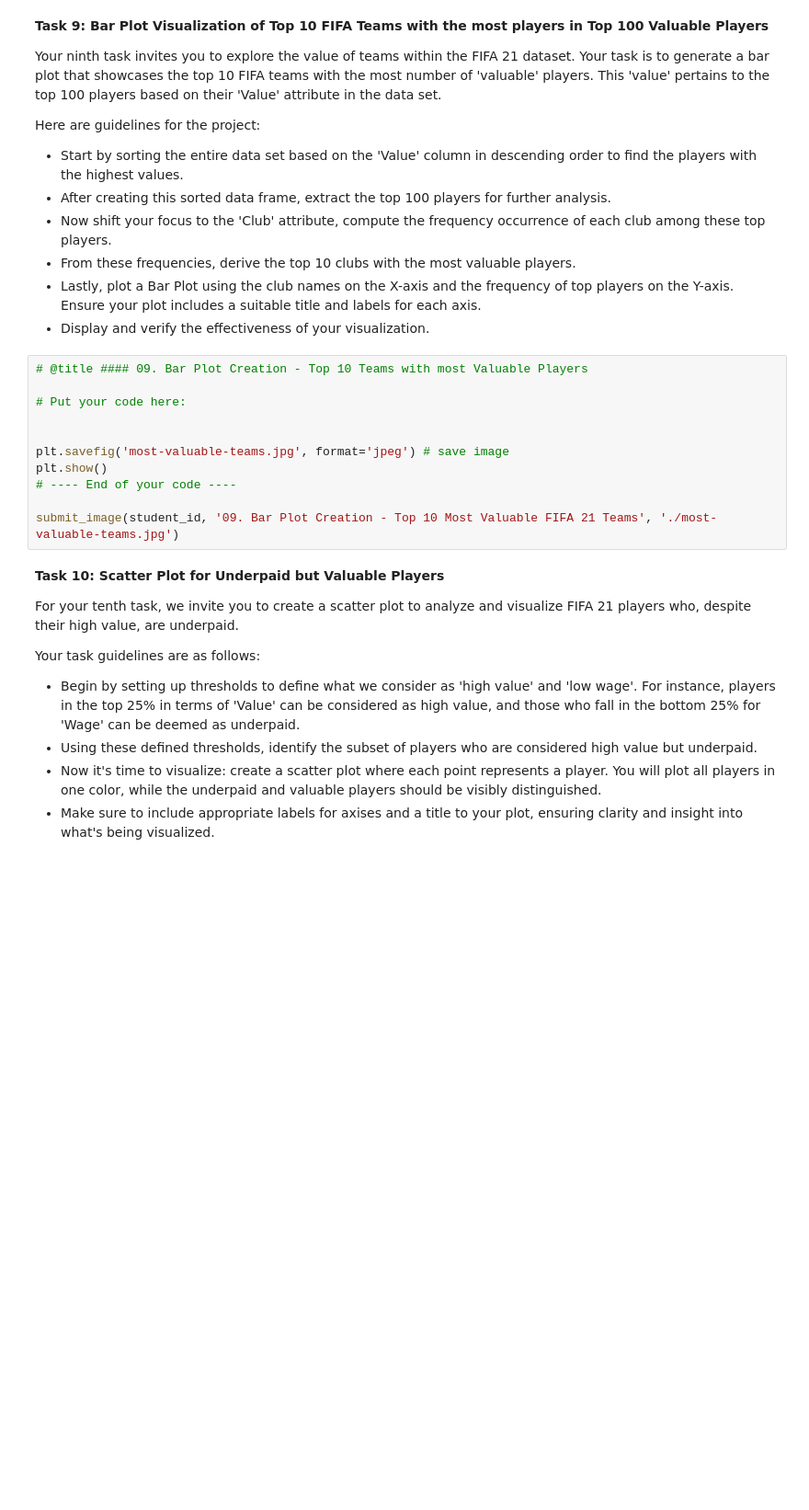
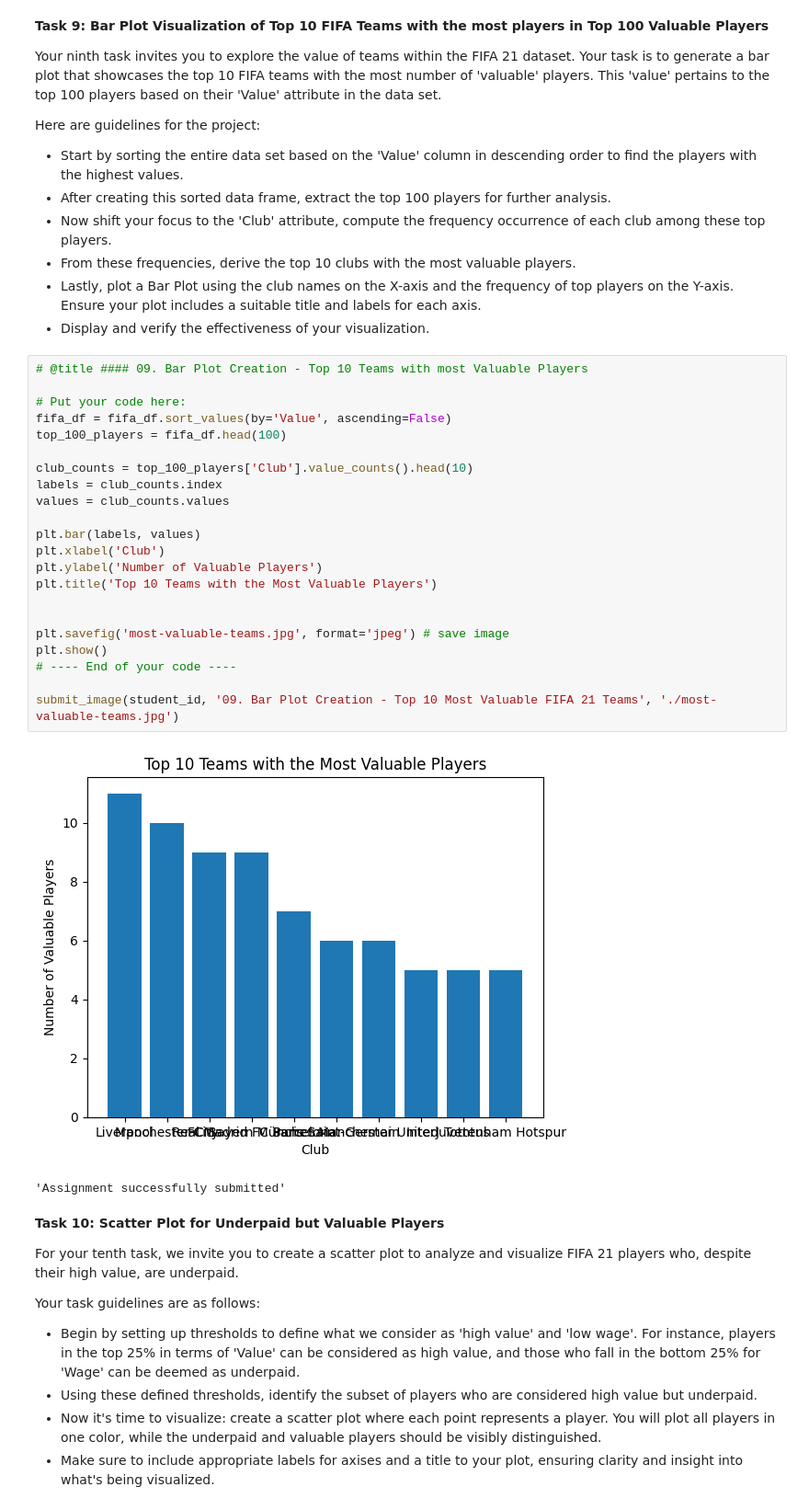
Before and after one commit to adityarifqyfauzan/mastering-ai, a Jupyter notebook: 01_fifa21_project.ipynb, the cells around one changed output. Shown at 92% size. Saved outputs shown, nothing was run; the diff lists cells and outputs as text; blank space fills up the shorter version.

```diff
--- a/01_fifa21_project.ipynb
+++ b/01_fifa21_project.ipynb
@@ -323,14 +387,28 @@ Here are guidelines for the project:
 # %%
 # @title #### 09. Bar Plot Creation - Top 10 Teams with most Valuable Players
 
 # Put your code here:
+fifa_df = fifa_df.sort_values(by='Value', ascending=False)
+top_100_players = fifa_df.head(100)
+
+club_counts = top_100_players['Club'].value_counts().head(10)
+labels = club_counts.index
+values = club_counts.values
+
+plt.bar(labels, values)
+plt.xlabel('Club')
+plt.ylabel('Number of Valuable Players')
+plt.title('Top 10 Teams with the Most Valuable Players')
 
 
 plt.savefig('most-valuable-teams.jpg', format='jpeg') # save image
 plt.show()
 # ---- End of your code ----
 
 submit_image(student_id, '09. Bar Plot Creation - Top 10 Most Valuable FIFA 21 Teams', './most-valuable-teams.jpg')
+# %% [output]
+[figure, added]
+'Assignment successfully submitted'
 # %% [markdown]
 **Task 10: Scatter Plot for Underpaid but Valuable Players**
 
```
Also changed, not shown: parts of 11 cells of this notebook.
